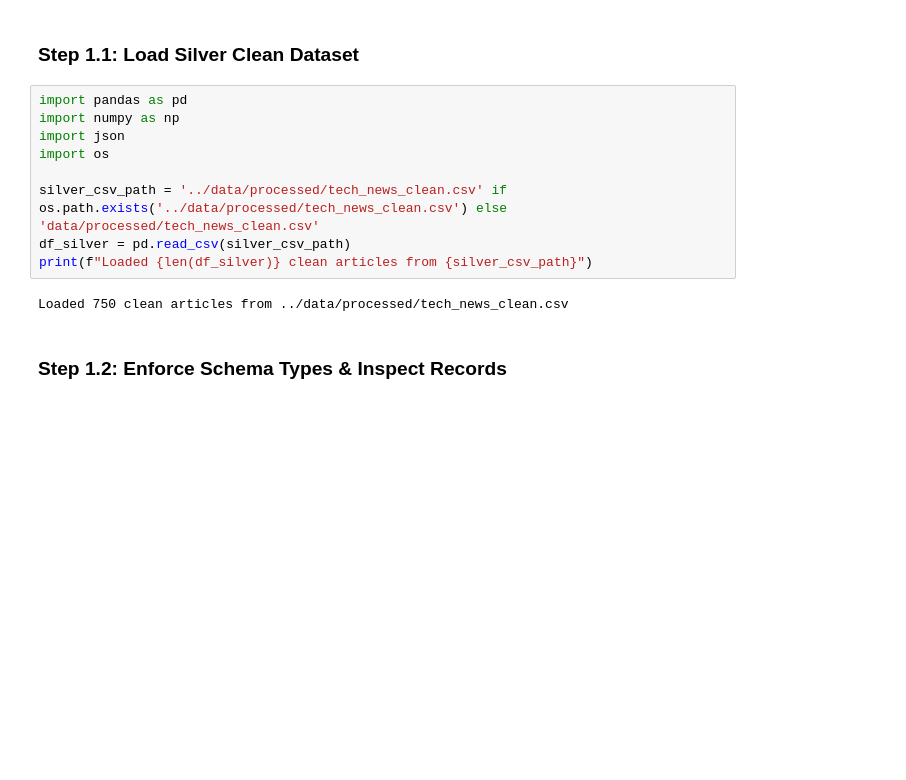
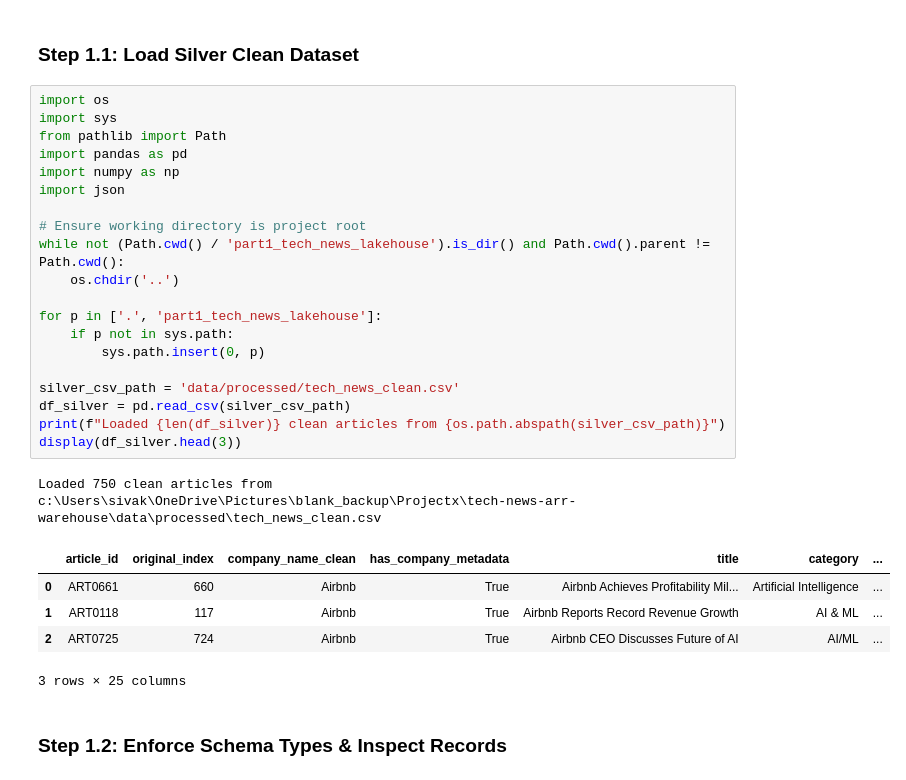
Before and after one commit to chanakyachandu/tech-news-arr-warehouse, a Jupyter notebook: part1_tech_news_lakehouse/advanced_semantic_search/semantic_search.ipynb, the cells around one changed output. Saved outputs shown, nothing was run; the diff lists cells and outputs as text; blank space fills up the shorter version.

```diff
--- a/part1_tech_news_lakehouse/advanced_semantic_search/semantic_search.ipynb
+++ b/part1_tech_news_lakehouse/advanced_semantic_search/semantic_search.ipynb
@@ -3,16 +3,32 @@
 # %% [markdown]
 ### Step 1.1: Load Silver Clean Dataset
 # %%
+import os
+import sys
+from pathlib import Path
 import pandas as pd
 import numpy as np
 import json
-import os
 
-silver_csv_path = '../data/processed/tech_news_clean.csv' if os.path.exists('../data/processed/tech_news_clean.csv') else 'data/processed/tech_news_clean.csv'
+# Ensure working directory is project root
+while not (Path.cwd() / 'part1_tech_news_lakehouse').is_dir() and Path.cwd().parent != Path.cwd():
+    os.chdir('..')
+
+for p in ['.', 'part1_tech_news_lakehouse']:
+    if p not in sys.path:
+        sys.path.insert(0, p)
+
+silver_csv_path = 'data/processed/tech_news_clean.csv'
 df_silver = pd.read_csv(silver_csv_path)
-print(f"Loaded {len(df_silver)} clean articles from {silver_csv_path}")
+print(f"Loaded {len(df_silver)} clean articles from {os.path.abspath(silver_csv_path)}")
+display(df_silver.head(3))
 # %% [output]
-Loaded 750 clean articles from ../data/processed/tech_news_clean.csv
+Loaded 750 clean articles from c:\Users\sivak\OneDrive\Pictures\blank_backup\Projectx\tech-news-arr-warehouse\data\processed\tech_news_clean.csv
+|  | article_id | original_index | company_name_clean | has_company_metadata | title | category | ... |
+| 0 | ART0661 | 660 | Airbnb | True | Airbnb Achieves Profitability Mil... | Artificial Intelligence | ... |
+| 1 | ART0118 | 117 | Airbnb | True | Airbnb Reports Record Revenue Growth | AI & ML | ... |
+| 2 | ART0725 | 724 | Airbnb | True | Airbnb CEO Discusses Future of AI | AI/ML | ... |
+3 rows × 25 columns
 # %% [markdown]
 ### Step 1.2: Enforce Schema Types & Inspect Records
 # %%
```
Also changed, not shown: parts of 8 cells of this notebook, 33 other files.
